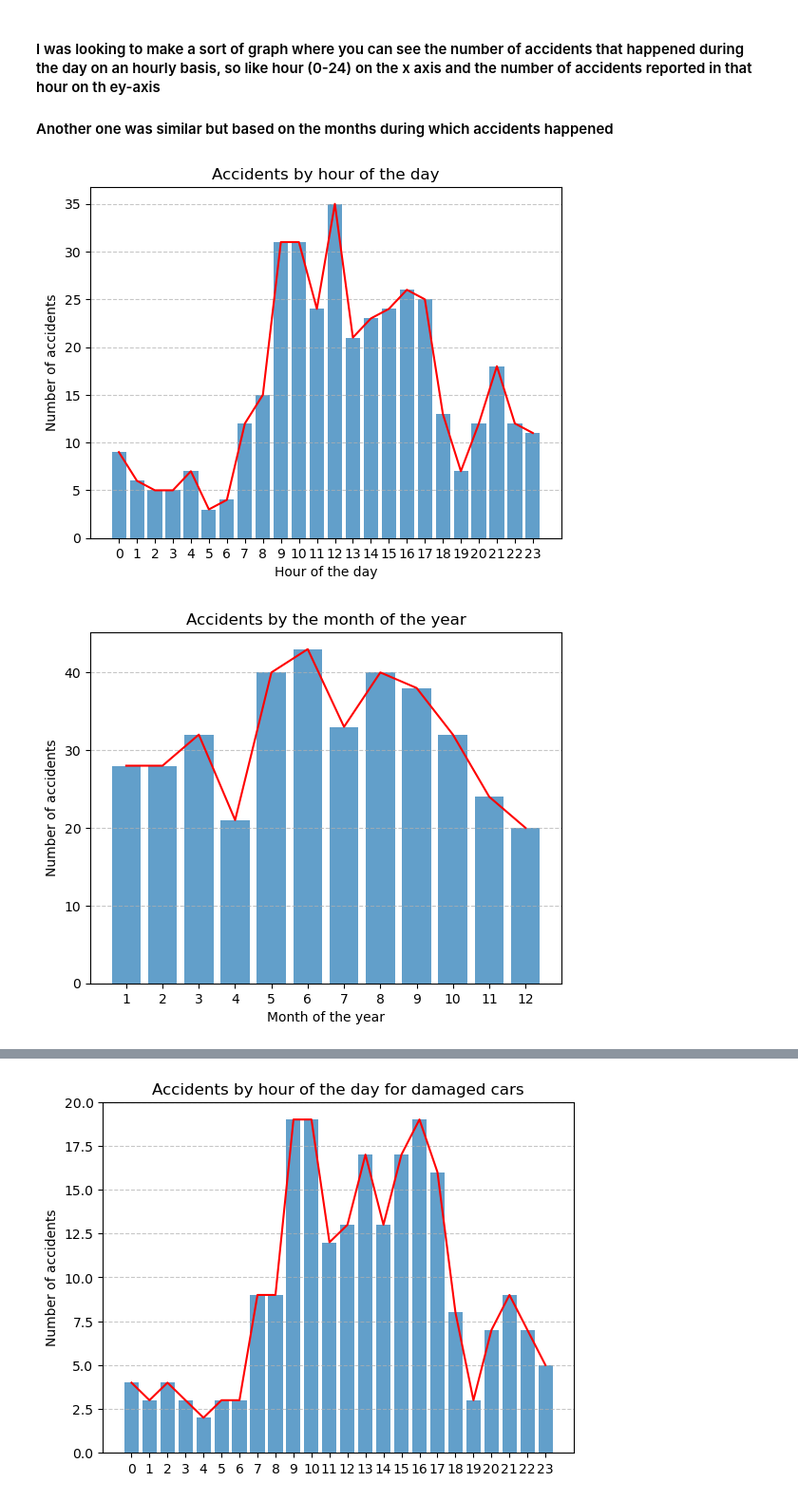
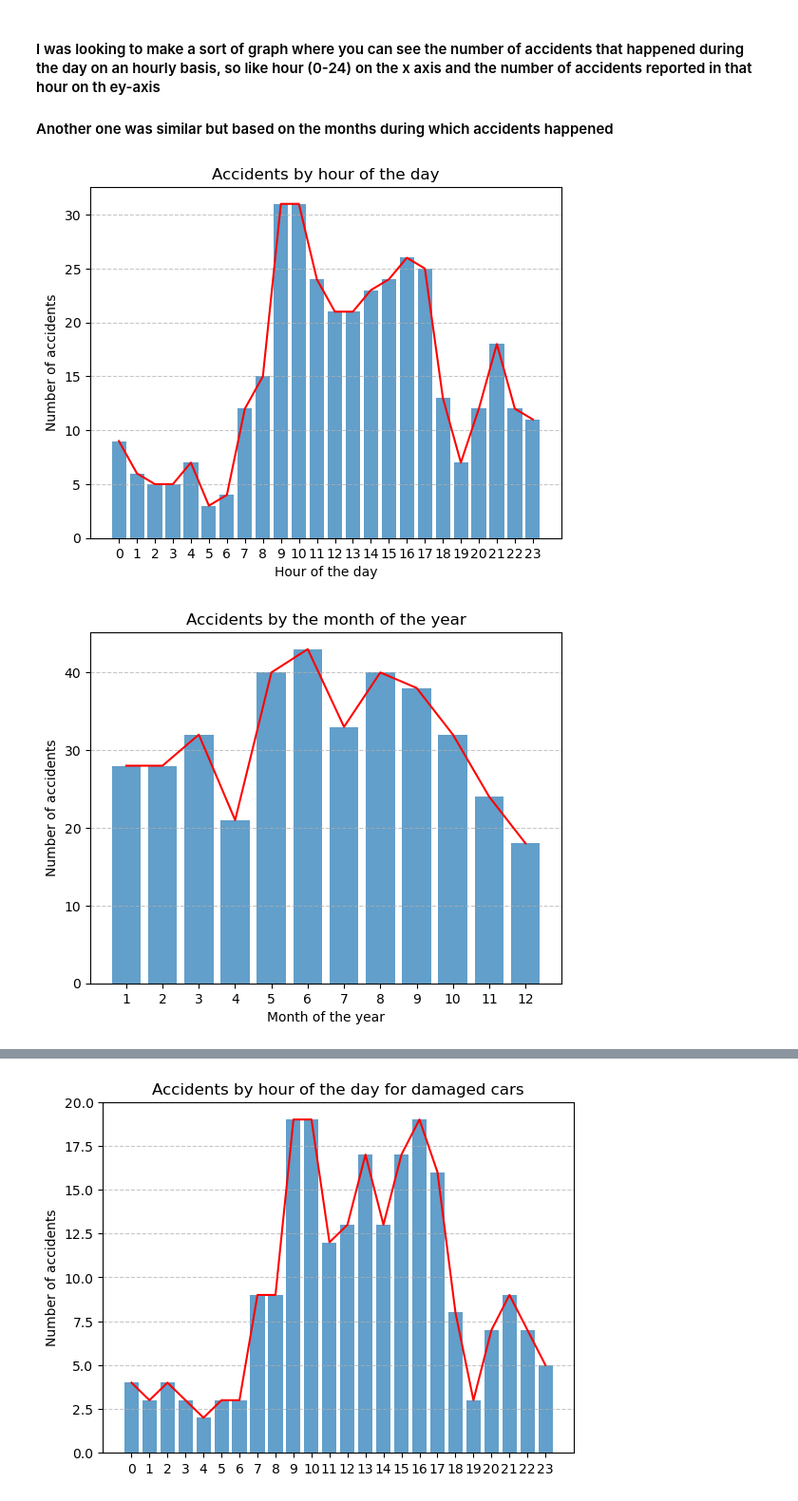
Before and after one commit to rohan527/accident-analysis, a Jupyter notebook: graphs.ipynb, the cells around one changed output, grey strips where cells are left out. Shown at 95% size. Cells and saved outputs as stored; diff of their text form; code cells hidden in the pictures.

```diff
--- a/graphs.ipynb
+++ b/graphs.ipynb
@@ -13,29 +13,30 @@ def convert_time(time_str):
     try:
         return pd.to_datetime(time_str).hour
     except:
-        return 12
+        return -1
 # %%
 data['hour_of_accident'] = data['Time'].apply(convert_time)
-hour_counts = data['hour_of_accident'].value_counts().sort_index()
+filtered_data = data[data['hour_of_accident'] != -1]
+hour_counts = filtered_data['hour_of_accident'].value_counts().sort_index()
 hours = hour_counts.index
 count = hour_counts.values
 
 
 
 plt.plot(hours, count, color = 'red')
 plt.xlabel('Hour of the day')
 plt.ylabel('Number of accidents')
 plt.xticks(hours)
 plt.title('Accidents by hour of the day')
 
 plt.bar(hours, count, align='center', alpha=0.7)
 plt.grid(axis='y', linestyle='--', alpha=0.7)
 
 
 
 plt.show()
 # %% [output]
-[figure, old version]
+[figure, new version]
 # %%
 from datetime import datetime
 def convert_time_to_month(time_str):
@@ -46,6 +47,7 @@ def convert_time_to_month(time_str):
 # %%
 data['month_of_accident'] = data['Date'].apply(convert_time_to_month)
-month_counts = data['month_of_accident'].value_counts().sort_index()
+filtered_data = data[data['month_of_accident'] != -1]
+month_counts = filtered_data['month_of_accident'].value_counts().sort_index()
 months = month_counts.index
 count = month_counts.values
 
@@ -64,4 +66,4 @@ plt.grid(axis='y', linestyle='--', alpha=0.7)
 
 plt.show()
 # %% [output]
-[figure, old version]
+[figure, new version]
```
Also changed, not shown: parts of 5 cells of this notebook.
